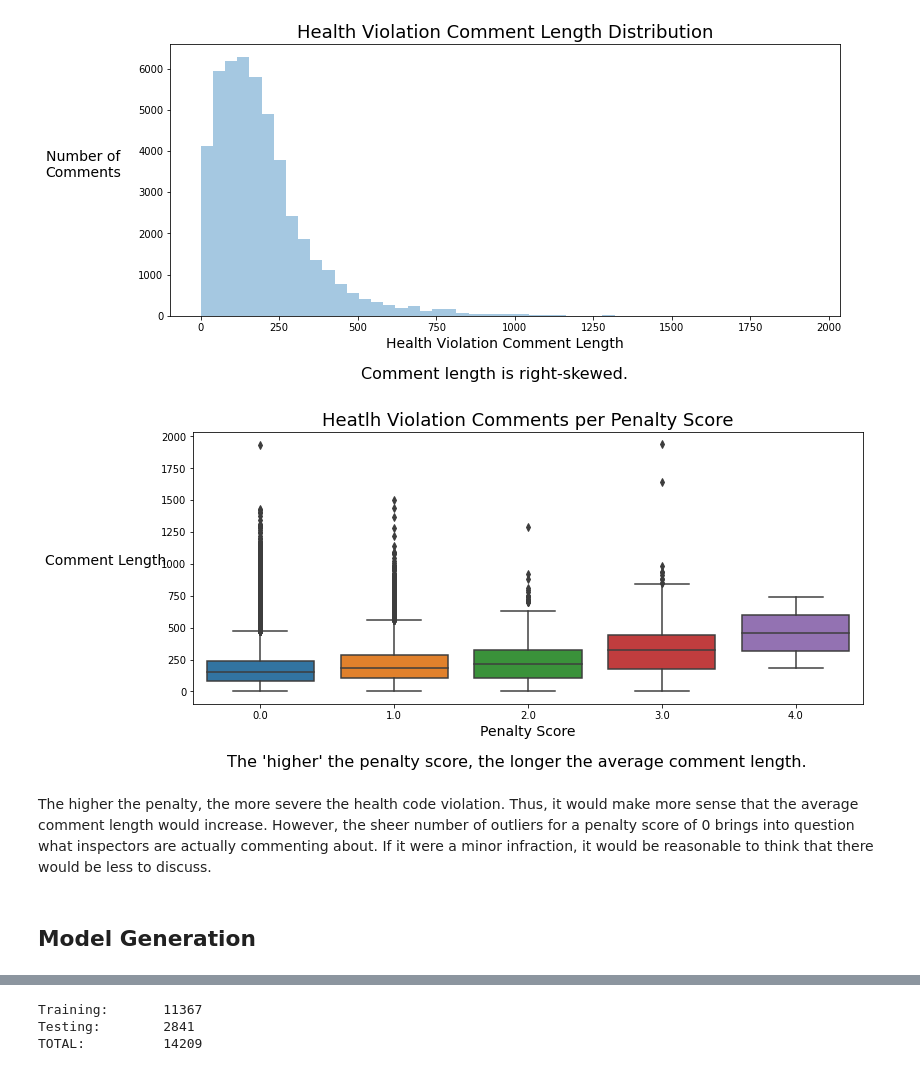
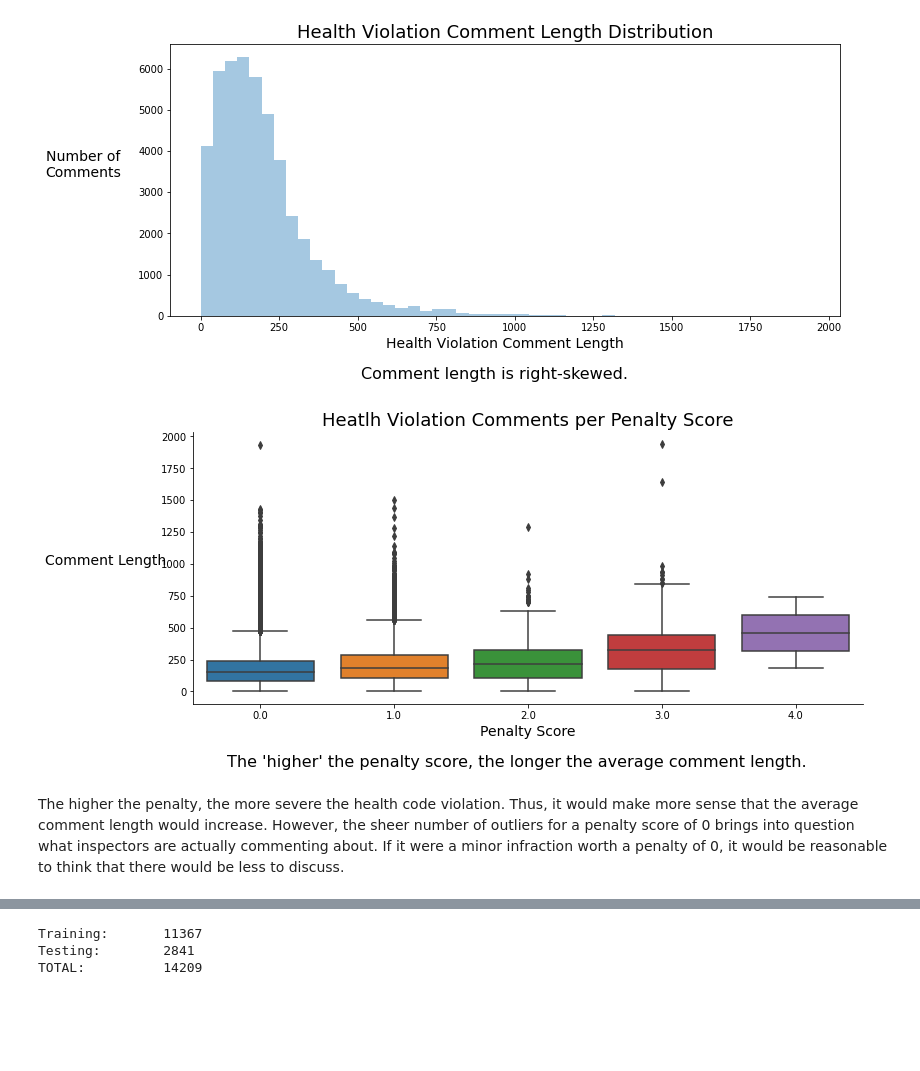
Before and after one commit to COGS108/individual_sp20, a Jupyter notebook: final_project/FinalProject_student-of.ipynb, the cells around one changed output, grey strips where cells are left out. Saved outputs shown, nothing was run; the diff lists cells and outputs as text; code cells hidden in the pictures; blank space fills up the shorter version.

```diff
--- a/final_project/FinalProject_student-of.ipynb
+++ b/final_project/FinalProject_student-of.ipynb
@@ -522,18 +535,18 @@ Average comment lenght: 196.74660079385188
 # %%
 penalty_comment_length_plot = sns.boxplot(x=violation_full_df["penalty"], y=violation_full_df["comments"].apply(lambda c: len(c)))
 
 penalty_comment_length_plot.set_xlabel("Penalty Score", fontsize=14)
 penalty_comment_length_plot.set_ylabel("Comment Length", rotation=0,labelpad=55, fontsize=14)
 penalty_comment_length_plot.set_title("Heatlh Violation Comments per Penalty Score", fontsize=18)
 
 caption = "The \'higher\' the penalty score, the longer the average comment length."
 plt.figtext(0.5, -0.05, caption, wrap=True, horizontalalignment='center', fontsize=16);
 
 penalty_comment_length_plot = plt.gcf()
 penalty_comment_length_plot.set_size_inches(12, 5, forward=True)
+
+sns.despine(penalty_comment_length_plot)
 # %% [output]
-[figure, old version]
+[figure, new version]
 # %% [markdown]
-The higher the penalty, the more severe the health code violation. Thus, it would make more sense that the average comment length would increase. However, the sheer number of outliers for a penalty score of 0 brings into question what inspectors are actually commenting about. If it were a minor infraction, it would be reasonable to think that there would be less to discuss.
+The higher the penalty, the more severe the health code violation. Thus, it would make more sense that the average comment length would increase. However, the sheer number of outliers for a penalty score of 0 brings into question what inspectors are actually commenting about. If it were a minor infraction worth a penalty of 0, it would be reasonable to think that there would be less to discuss.
-# %% [markdown]
-## Model Generation
```
Also changed, not shown: parts of 37 cells of this notebook.
